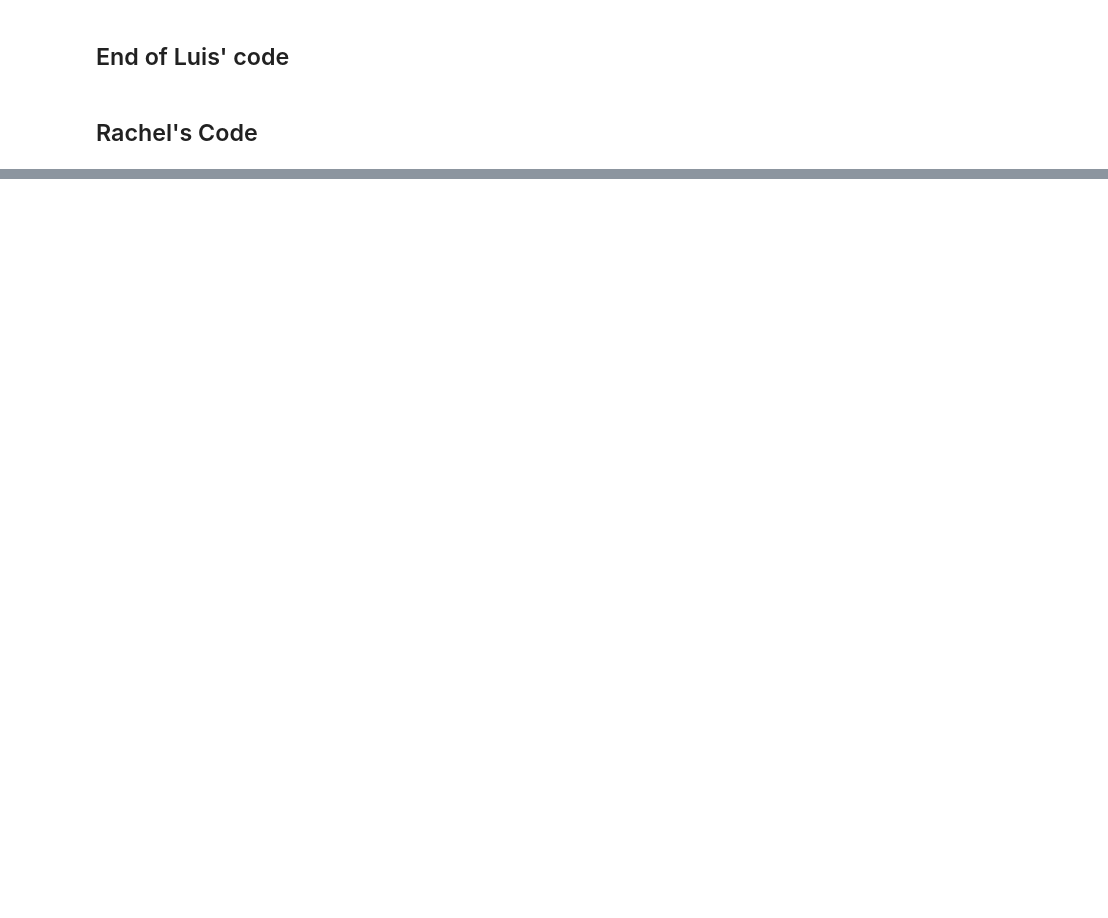
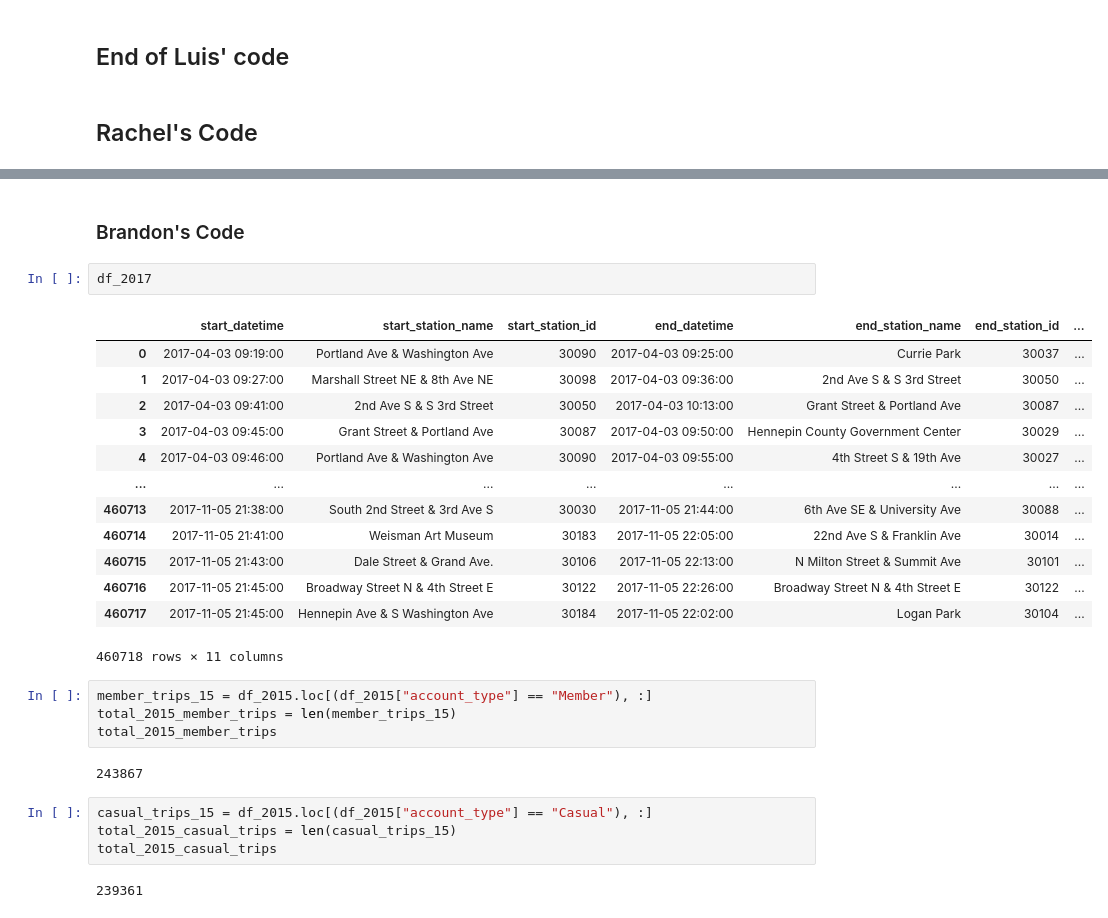
Before and after one commit to luchovzla/project-1, a Jupyter notebook: NiceRideCombined.ipynb, the cells around one changed output, grey strips where cells are left out. Drawn from its saved outputs; the diff is of its cells as text; blank space fills up the shorter version.

```diff
--- a/NiceRideCombined.ipynb
+++ b/NiceRideCombined.ipynb
@@ -552,0 +750,30 @@ plt.bar(years, values, color = 'maroon', width = .2)
+# %% [markdown]
+### Brandon's Code
+# %%
+df_2017
+# %% [output]
+|  | start_datetime | start_station_name | start_station_id | end_datetime | end_station_name | end_station_id | ... |
+| 0 | 2017-04-03 09:19:00 | Portland Ave & Washington Ave | 30090 | 2017-04-03 09:25:00 | Currie Park | 30037 | ... |
+| 1 | 2017-04-03 09:27:00 | Marshall Street NE & 8th Ave NE | 30098 | 2017-04-03 09:36:00 | 2nd Ave S & S 3rd Street | 30050 | ... |
+| 2 | 2017-04-03 09:41:00 | 2nd Ave S & S 3rd Street | 30050 | 2017-04-03 10:13:00 | Grant Street & Portland Ave | 30087 | ... |
+| 3 | 2017-04-03 09:45:00 | Grant Street & Portland Ave | 30087 | 2017-04-03 09:50:00 | Hennepin County Government Center | 30029 | ... |
+| 4 | 2017-04-03 09:46:00 | Portland Ave & Washington Ave | 30090 | 2017-04-03 09:55:00 | 4th Street S & 19th Ave | 30027 | ... |
+| ... | ... | ... | ... | ... | ... | ... | ... |
+| 460713 | 2017-11-05 21:38:00 | South 2nd Street & 3rd Ave S | 30030 | 2017-11-05 21:44:00 | 6th Ave SE & University Ave | 30088 | ... |
+| 460714 | 2017-11-05 21:41:00 | Weisman Art Museum | 30183 | 2017-11-05 22:05:00 | 22nd Ave S & Franklin Ave | 30014 | ... |
+| 460715 | 2017-11-05 21:43:00 | Dale Street & Grand Ave. | 30106 | 2017-11-05 22:13:00 | N Milton Street & Summit Ave | 30101 | ... |
+| 460716 | 2017-11-05 21:45:00 | Broadway Street N & 4th Street E | 30122 | 2017-11-05 22:26:00 | Broadway Street N & 4th Street E | 30122 | ... |
+| 460717 | 2017-11-05 21:45:00 | Hennepin Ave & S Washington Ave | 30184 | 2017-11-05 22:02:00 | Logan Park | 30104 | ... |
+460718 rows × 11 columns
+# %%
+member_trips_15 = df_2015.loc[(df_2015["account_type"] == "Member"), :]
+total_2015_member_trips = len(member_trips_15)
+total_2015_member_trips
+# %% [output]
+243867
+# %%
+casual_trips_15 = df_2015.loc[(df_2015["account_type"] == "Casual"), :]
+total_2015_casual_trips = len(casual_trips_15)
+total_2015_casual_trips
+# %% [output]
+239361
```
Also changed, not shown: parts of 60 cells of this notebook, 1 other file.
